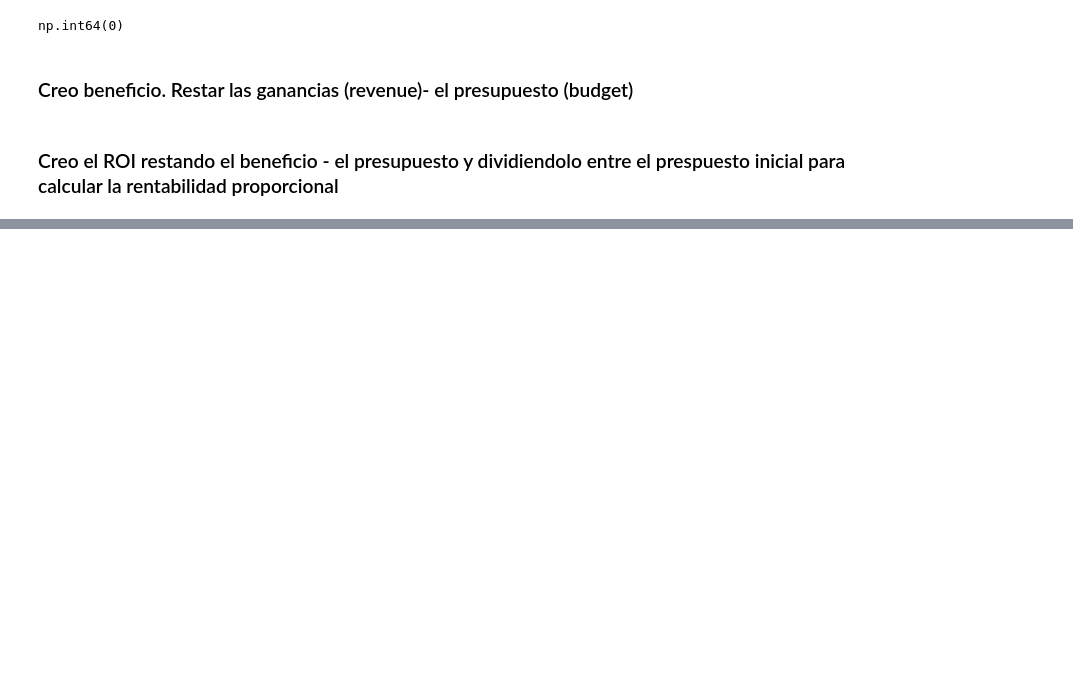
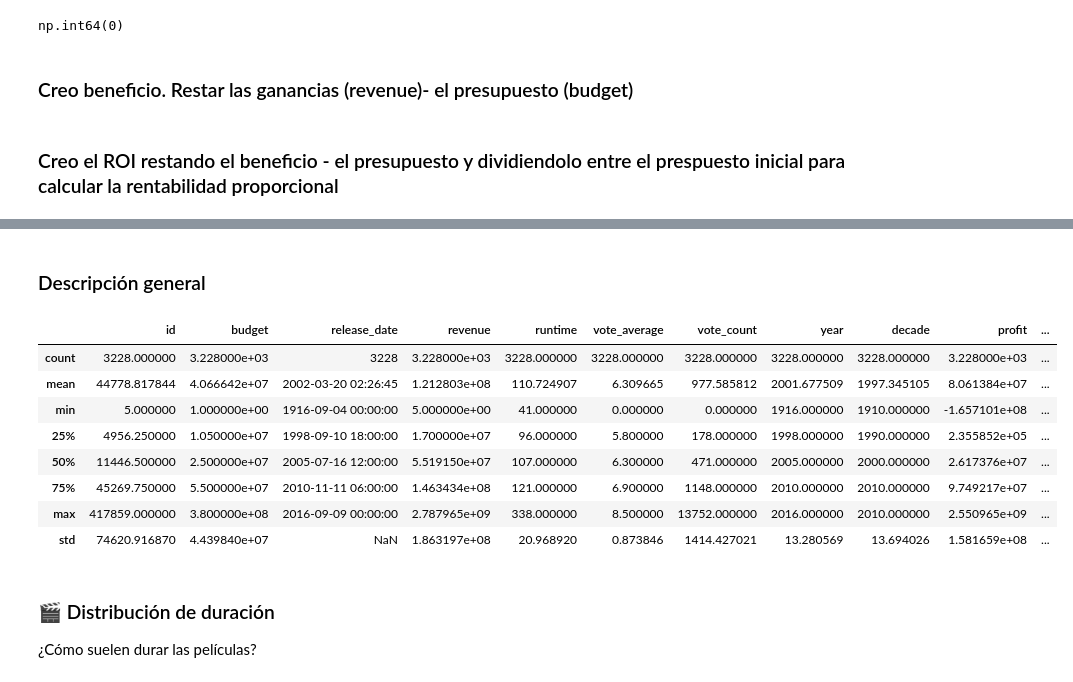
Before and after one commit to lauraargente/Proyecto_Movie_Dataset, a Jupyter notebook: analisis.ipynb, the cells around one changed output, grey strips where cells are left out. Saved outputs shown, nothing was run; the diff lists cells and outputs as text; code cells hidden in the pictures; blank space fills up the shorter version.

```diff
--- a/analisis.ipynb
+++ b/analisis.ipynb
@@ -300,0 +341,19 @@ df_tablajoin['roi'] = (df_tablajoin['revenue'] - df_tablajoin['budget']) / df_ta
+# %% [markdown]
+### Descripción general
+# %%
+df_tablajoin.shape
+df_tablajoin.columns
+df_tablajoin.describe()
+# %% [output]
+|  | id | budget | release_date | revenue | runtime | vote_average | vote_count | year | decade | profit | ... |
+| count | 3228.000000 | 3.228000e+03 | 3228 | 3.228000e+03 | 3228.000000 | 3228.000000 | 3228.000000 | 3228.000000 | 3228.000000 | 3.228000e+03 | ... |
+| mean | 44778.817844 | 4.066642e+07 | 2002-03-20 02:26:45 | 1.212803e+08 | 110.724907 | 6.309665 | 977.585812 | 2001.677509 | 1997.345105 | 8.061384e+07 | ... |
+| min | 5.000000 | 1.000000e+00 | 1916-09-04 00:00:00 | 5.000000e+00 | 41.000000 | 0.000000 | 0.000000 | 1916.000000 | 1910.000000 | -1.657101e+08 | ... |
+| 25% | 4956.250000 | 1.050000e+07 | 1998-09-10 18:00:00 | 1.700000e+07 | 96.000000 | 5.800000 | 178.000000 | 1998.000000 | 1990.000000 | 2.355852e+05 | ... |
+| 50% | 11446.500000 | 2.500000e+07 | 2005-07-16 12:00:00 | 5.519150e+07 | 107.000000 | 6.300000 | 471.000000 | 2005.000000 | 2000.000000 | 2.617376e+07 | ... |
+| 75% | 45269.750000 | 5.500000e+07 | 2010-11-11 06:00:00 | 1.463434e+08 | 121.000000 | 6.900000 | 1148.000000 | 2010.000000 | 2010.000000 | 9.749217e+07 | ... |
+| max | 417859.000000 | 3.800000e+08 | 2016-09-09 00:00:00 | 2.787965e+09 | 338.000000 | 8.500000 | 13752.000000 | 2016.000000 | 2010.000000 | 2.550965e+09 | ... |
+| std | 74620.916870 | 4.439840e+07 | NaN | 1.863197e+08 | 20.968920 | 0.873846 | 1414.427021 | 13.280569 | 13.694026 | 1.581659e+08 | ... |
+# %% [markdown]
+### 🎬 Distribución de duración
+¿Cómo suelen durar las películas?
```
Also changed, not shown: parts of 13 cells of this notebook.
